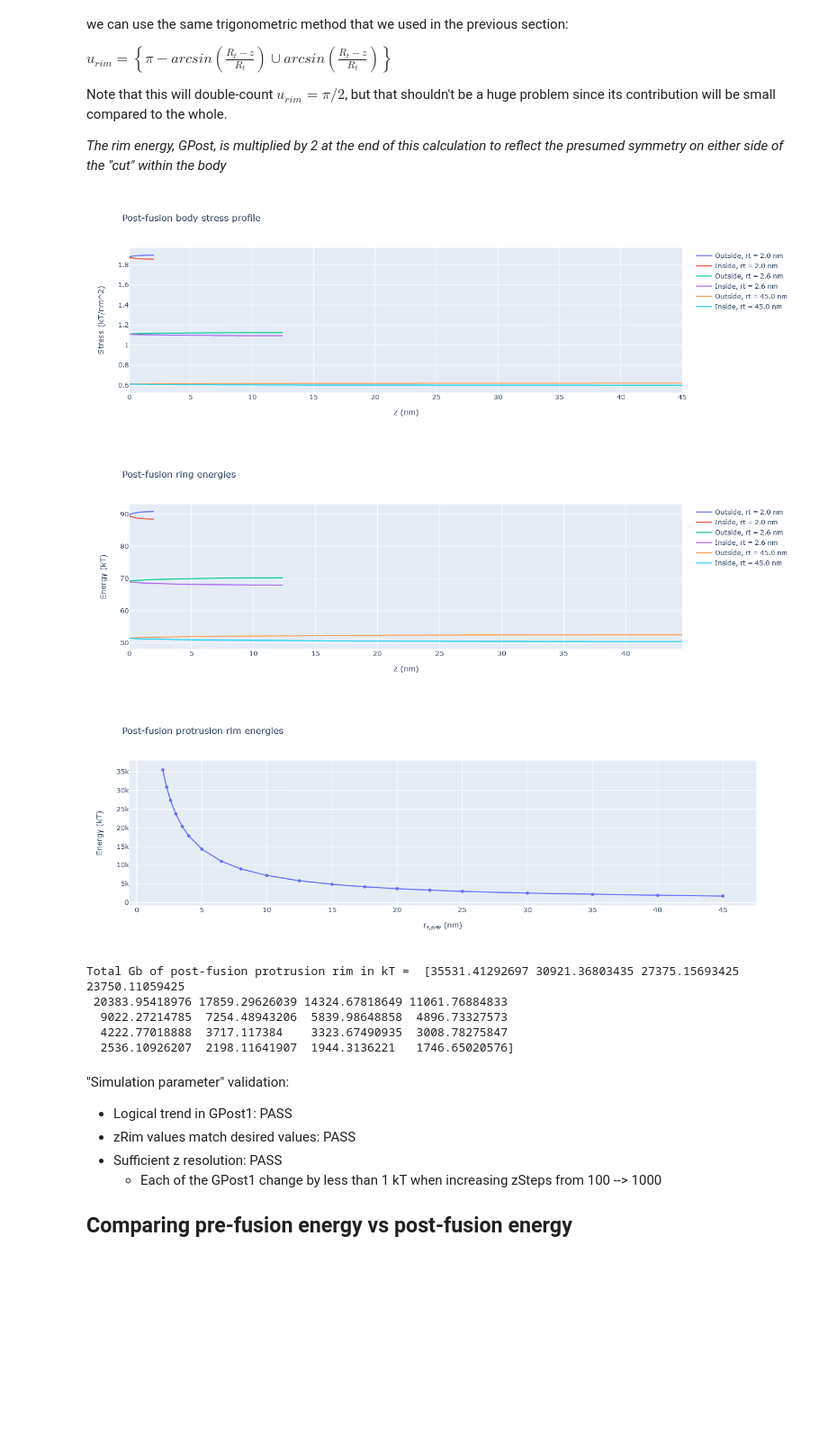
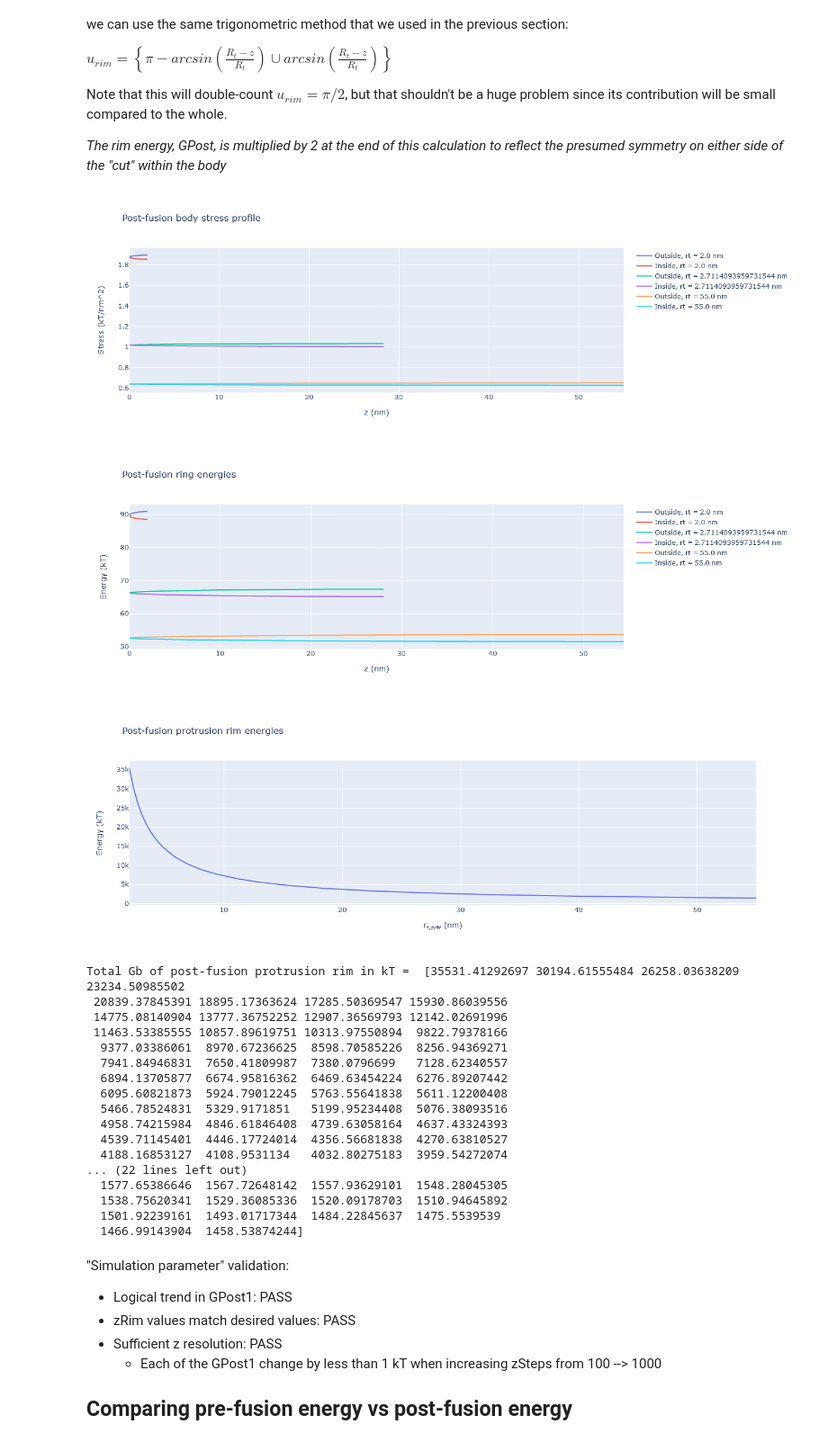
Before and after one commit to csera/Cell_Protrusion_Characterization, a Jupyter notebook: Python/BodyFusionPrePost.ipynb, the cells around one changed output. Shown at 90% size. Drawn from its saved outputs; the diff is of its cells as text; code cells hidden in the pictures; blank space fills up the shorter version.

```diff
--- a/Python/BodyFusionPrePost.ipynb
+++ b/Python/BodyFusionPrePost.ipynb
@@ -39,8 +39,7 @@ R0 = 375        # nm
 Rt = 200        # nm
 
 # Post-fusion properties
-rim_rt = np.array([2,2.3,2.6,3,3.5,4,5,6.5,8,10,
-                   12.5,15,17.5,20,22.5,25,30,35,40,45])    # nm
+rim_rt = np.linspace(2,55,num=150)    # nm
     # the intermembrane distance of the residual protrusion
     # (ie toroidal rim's tube radius)
 
@@ -208,42 +221,54 @@ stressPlot.add_trace(go.Scatter(x=zRim[rim_rt.size-1], y=stressRim[4,:,0], mode=
 stressPlot.add_trace(go.Scatter(x=zRim[rim_rt.size-1], y=stressRim[4,:,1], mode='lines',
                                 name='Inside, rt = {0} nm'.format(rim_rt[rim_rt.size-1])))
 stressPlot.update_layout(title="Post-fusion body stress profile",
                         xaxis_title="z (nm)", yaxis_title="Stress (kT/nm^2)")
 stressPlot.show()
 
 ringGPlot = go.Figure()
 ringGPlot.add_trace(go.Scatter(x=zRim[0], y=GRingPost[0,:,0], mode='lines',
                                name='Outside, rt = {0} nm'.format(rim_rt[0])))
 ringGPlot.add_trace(go.Scatter(x=zRim[0], y=GRingPost[0,:,1], mode='lines',
                                name='Inside, rt = {0} nm'.format(rim_rt[0])))
 ringGPlot.add_trace(go.Scatter(x=zRim[round((rim_rt.size-1)/2)], y=GRingPost[2,:,0], mode='lines',
                                name='Outside, rt = {0} nm'.format(rim_rt[2])))
 ringGPlot.add_trace(go.Scatter(x=zRim[round((rim_rt.size-1)/2)], y=GRingPost[2,:,1], mode='lines',
                                name='Inside, rt = {0} nm'.format(rim_rt[2])))
 ringGPlot.add_trace(go.Scatter(x=zRim[rim_rt.size-1], y=GRingPost[4,:,0], mode='lines',
                                name='Outside, rt = {0} nm'.format(rim_rt[rim_rt.size-1])))
 ringGPlot.add_trace(go.Scatter(x=zRim[rim_rt.size-1], y=GRingPost[4,:,1], mode='lines',
                                name='Inside, rt = {0} nm'.format(rim_rt[rim_rt.size-1])))
 ringGPlot.update_layout(title="Post-fusion ring energies",
                         xaxis_title="z (nm)", yaxis_title="Energy (kT)")
 ringGPlot.show()
 
 postGPlot = go.Figure()
-postGPlot.add_trace(go.Scatter(x=rim_rt, y=GPost, mode='markers + lines'))
+postGPlot.add_trace(go.Scatter(x=rim_rt, y=GPost, mode='lines'))
 postGPlot.update_layout(title="Post-fusion protrusion rim energies",
                         xaxis_title="r<sub>t,prtr</sub> (nm)", yaxis_title="Energy (kT)")
 postGPlot.show()
 
 print("Total Gb of post-fusion protrusion rim in kT = ",GPost)
 # %% [output]
-[figure, old version]
+[figure, new version]
-[figure, old version]
+[figure, new version]
-[figure, old version]
+[figure, new version]
-Total Gb of post-fusion protrusion rim in kT =  [35531.41292697 30921.36803435 27375.15693425 23750.11059425
- 20383.95418976 17859.29626039 14324.67818649 11061.76884833
-  9022.27214785  7254.48943206  5839.98648858  4896.73327573
-  4222.77018888  3717.117384    3323.67490935  3008.78275847
-  2536.10926207  2198.11641907  1944.3136221   1746.65020576]
+Total Gb of post-fusion protrusion rim in kT =  [35531.41292697 30194.61555484 26258.03638209 23234.50985502
+ 20839.37845391 18895.17363624 17285.50369547 15930.86039556
+ 14775.08140904 13777.36752252 12907.36569793 12142.02691996
+ 11463.53385555 10857.89619751 10313.97550894  9822.79378166
+  9377.03386061  8970.67236625  8598.70585226  8256.94369271
+  7941.84946831  7650.41809987  7380.0796699   7128.62340557
+  6894.13705877  6674.95816362  6469.63454224  6276.89207442
+  6095.60821873  5924.79012245  5763.55641838  5611.12200408
+  5466.78524831  5329.9171851   5199.95234408  5076.38093516
+  4958.74215984  4846.61846408  4739.63058164  4637.43324393
+  4539.71145401  4446.17724014  4356.56681838  4270.63810527
+  4188.16853127  4108.9531134   4032.80275183  3959.54272074
+... (22 lines left out)
+  1577.65386646  1567.72648142  1557.93629101  1548.28045305
+  1538.75620341  1529.36085336  1520.09178703  1510.94645892
+  1501.92239161  1493.01717344  1484.22845637  1475.5539539
+  1466.99143904  1458.53874244]
 # %% [markdown]
 "Simulation parameter" validation:
 - Logical trend in GPost1: PASS
```
Also changed, not shown: parts of 5 cells of this notebook, 55 other files.
